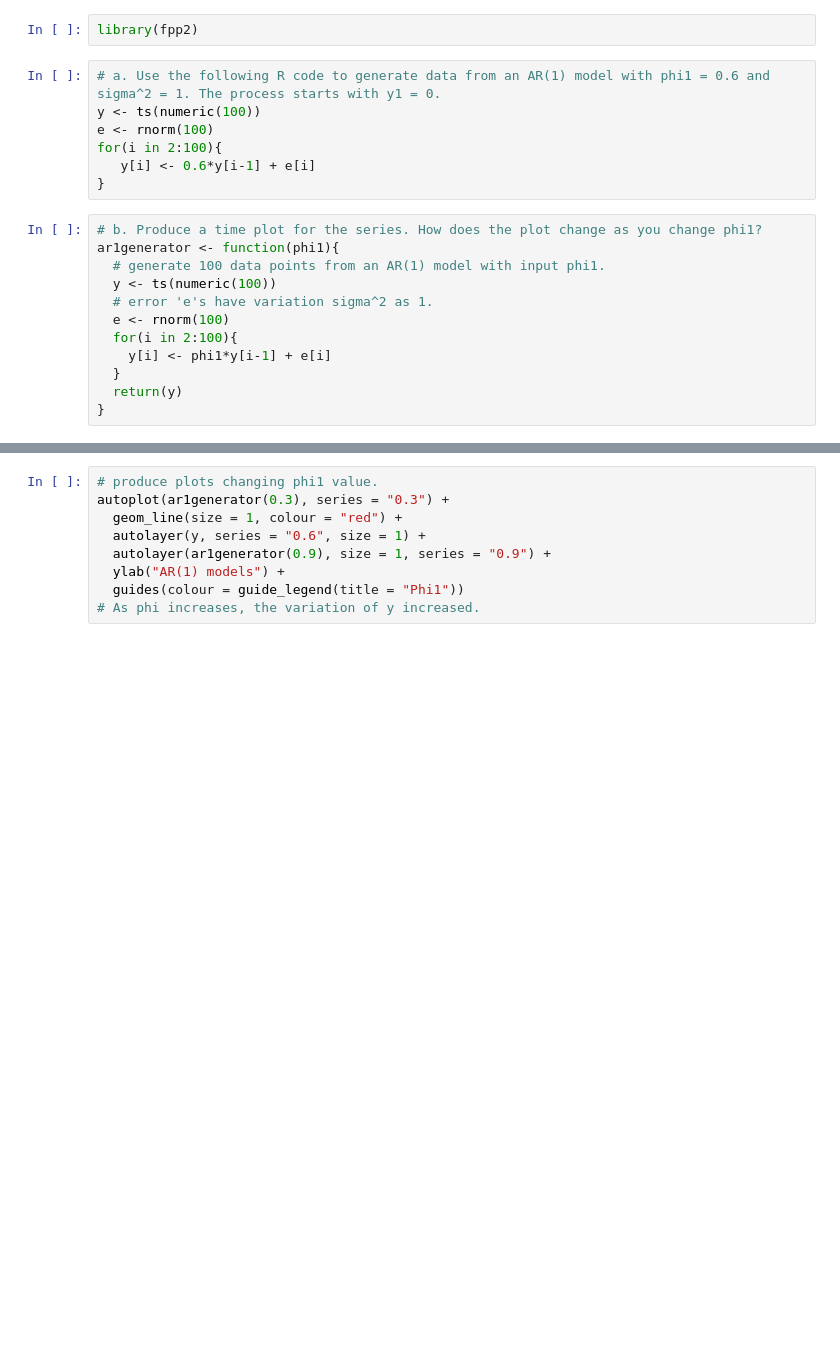
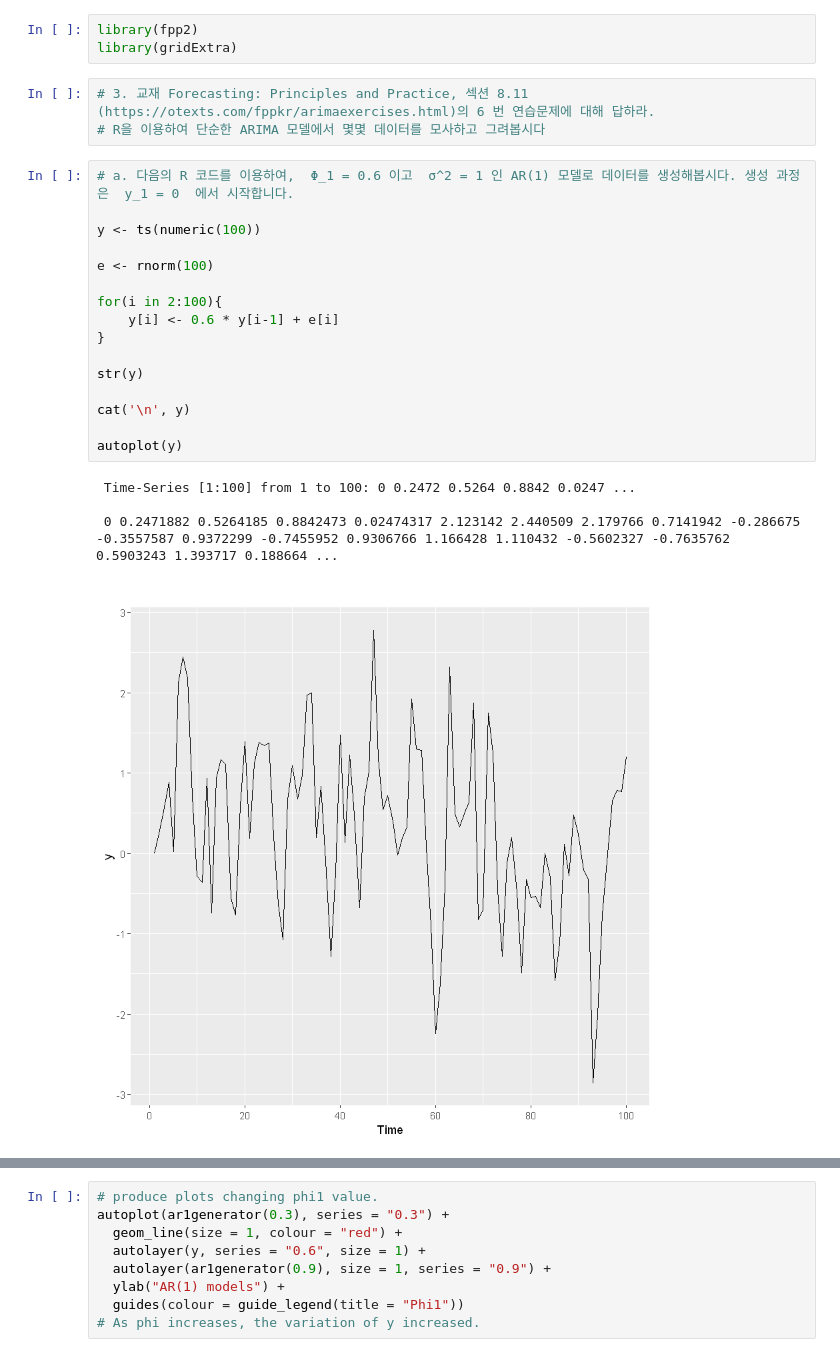
Before and after one commit to D4R6-Robot/Statistics, a Jupyter notebook: 2nd semester/02.TimeSeries/HW3/HW(3-3).ipynb, the cells around one changed output, grey strips where cells are left out. Drawn from its saved outputs; the diff is of its cells as text; blank space fills up the shorter version.

```diff
--- a/2nd semester/02.TimeSeries/HW3/HW(3-3).ipynb
+++ b/2nd semester/02.TimeSeries/HW3/HW(3-3).ipynb
@@ -1,21 +1,27 @@
 # %%
 library(fpp2)
+library(gridExtra)
+# %%
+# 3. 교재 Forecasting: Principles and Practice, 섹션 8.11 (https://otexts.com/fppkr/arimaexercises.html)의 6 번 연습문제에 대해 답하라.
+# R을 이용하여 단순한 ARIMA 모델에서 몇몇 데이터를 모사하고 그려봅시다
 # %%
-# a. Use the following R code to generate data from an AR(1) model with phi1 = 0.6 and sigma^2 = 1. The process starts with y1 = 0.
+# a. 다음의 R 코드를 이용하여,  Φ_1 = 0.6 이고  σ^2 = 1 인 AR(1) 모델로 데이터를 생성해봅시다. 생성 과정은  y_1 = 0  에서 시작합니다.
+
 y <- ts(numeric(100))
+
 e <- rnorm(100)
+
 for(i in 2:100){
-   y[i] <- 0.6*y[i-1] + e[i]
+    y[i] <- 0.6 * y[i-1] + e[i]
 }
+
+str(y)
+
+cat('\n', y)
+
+autoplot(y)
+# %% [output]
+ Time-Series [1:100] from 1 to 100: 0 0.2472 0.5264 0.8842 0.0247 ...
+
+ 0 0.2471882 0.5264185 0.8842473 0.02474317 2.123142 2.440509 2.179766 0.7141942 -0.286675 -0.3557587 0.9372299 -0.7455952 0.9306766 1.166428 1.110432 -0.5602327 -0.7635762 0.5903243 1.393717 0.188664 ...
+[figure, added]
-# %%
-# b. Produce a time plot for the series. How does the plot change as you change phi1?
-ar1generator <- function(phi1){
-  # generate 100 data points from an AR(1) model with input phi1.
-  y <- ts(numeric(100))
-  # error 'e's have variation sigma^2 as 1.
-  e <- rnorm(100)
-  for(i in 2:100){
-    y[i] <- phi1*y[i-1] + e[i]
-  }
-  return(y)
-}
```
Also changed, not shown: parts of 2 cells of this notebook.
